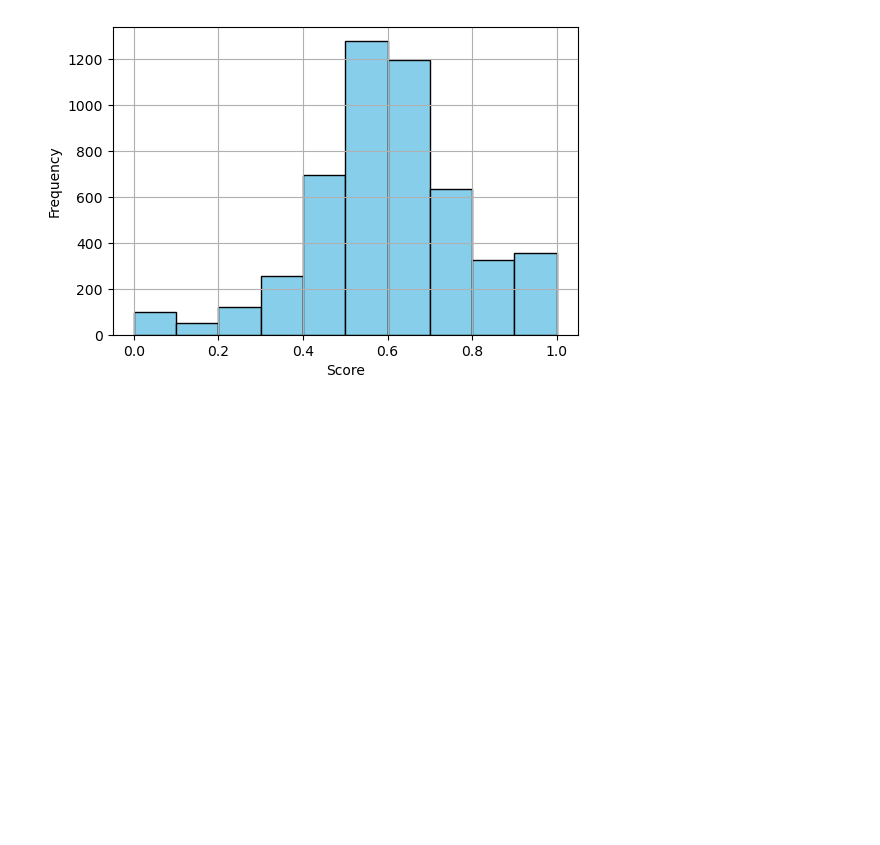
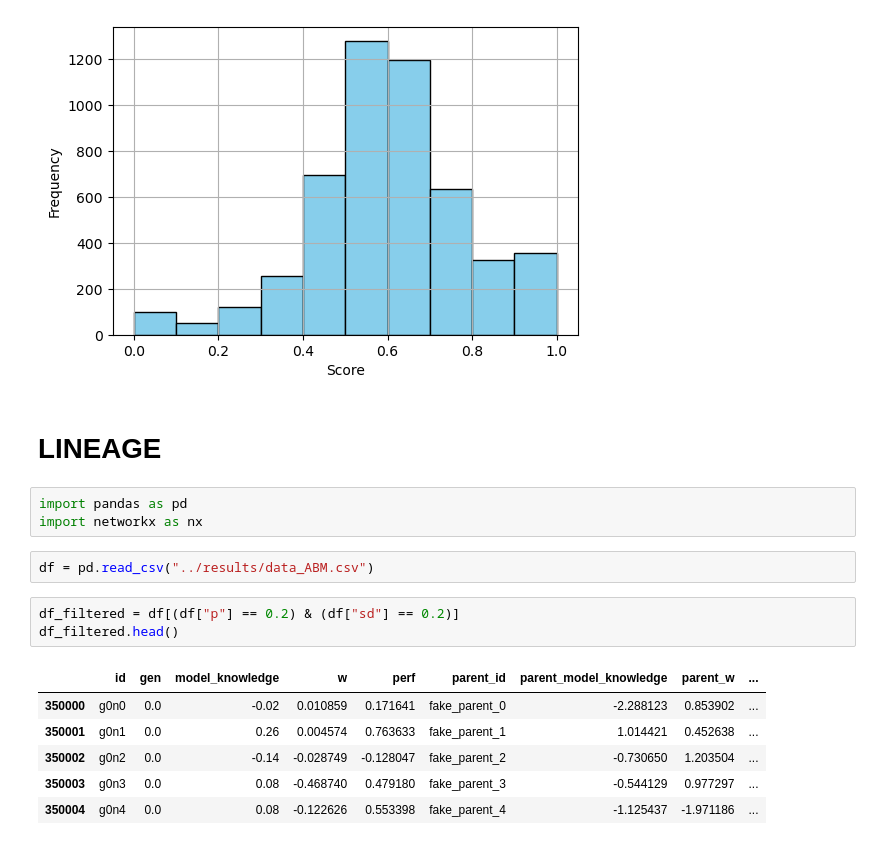
Before and after one commit to DrBlublu/2023_Transmission_of_model_project_ABM, a Jupyter notebook: scripts/analysis.ipynb, the cells around one changed output. Saved outputs shown, nothing was run; the diff lists cells and outputs as text; blank space fills up the shorter version.

```diff
--- a/scripts/analysis.ipynb
+++ b/scripts/analysis.ipynb
@@ -55,3 +55,20 @@ plt.grid(True)
 plt.show()
 # %% [output]
 [figure]
+# %% [markdown]
+# LINEAGE
+# %%
+import pandas as pd
+import networkx as nx
+# %%
+df = pd.read_csv("../results/data_ABM.csv")
+# %%
+df_filtered = df[(df["p"] == 0.2) & (df["sd"] == 0.2)]
+df_filtered.head()
+# %% [output]
+|  | id | gen | model_knowledge | w | perf | parent_id | parent_model_knowledge | parent_w | ... |
+| 350000 | g0n0 | 0.0 | -0.02 | 0.010859 | 0.171641 | fake_parent_0 | -2.288123 | 0.853902 | ... |
+| 350001 | g0n1 | 0.0 | 0.26 | 0.004574 | 0.763633 | fake_parent_1 | 1.014421 | 0.452638 | ... |
+| 350002 | g0n2 | 0.0 | -0.14 | -0.028749 | -0.128047 | fake_parent_2 | -0.730650 | 1.203504 | ... |
+| 350003 | g0n3 | 0.0 | 0.08 | -0.468740 | 0.479180 | fake_parent_3 | -0.544129 | 0.977297 | ... |
+| 350004 | g0n4 | 0.0 | 0.08 | -0.122626 | 0.553398 | fake_parent_4 | -1.125437 | -1.971186 | ... |
```
Also changed, not shown: parts of 1 cell of this notebook, 2 other files.
